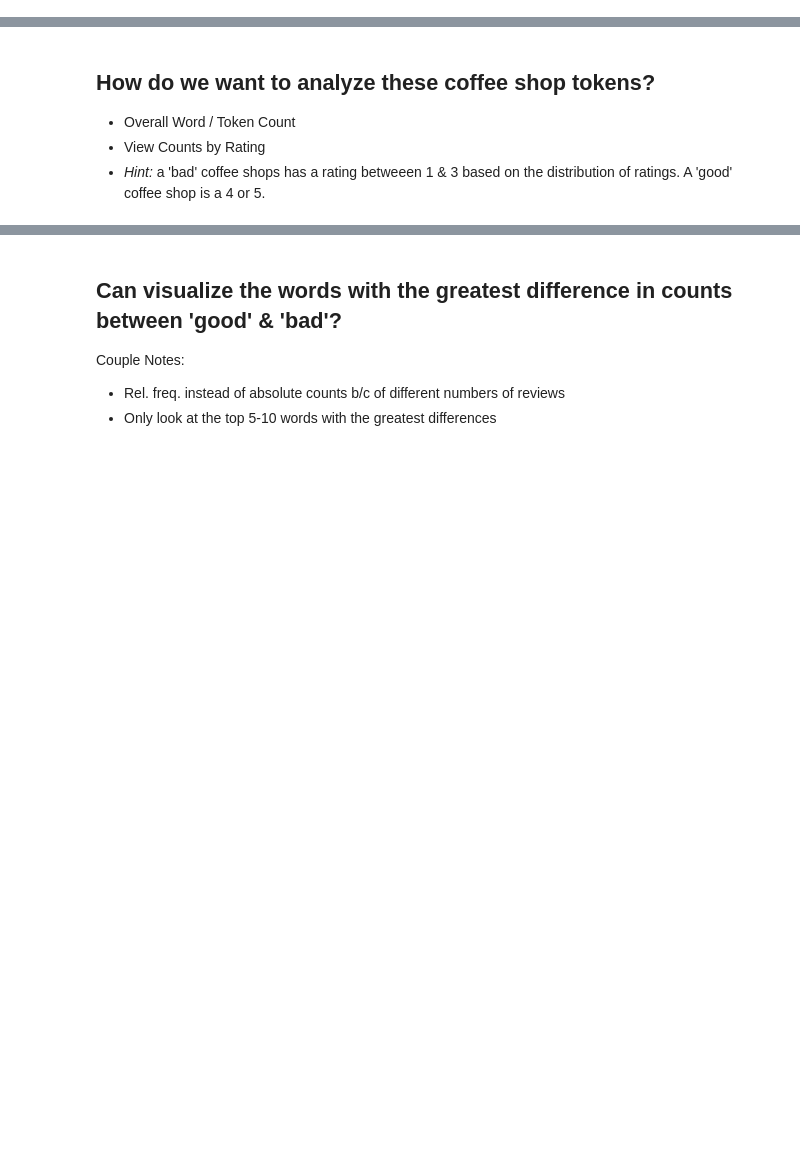
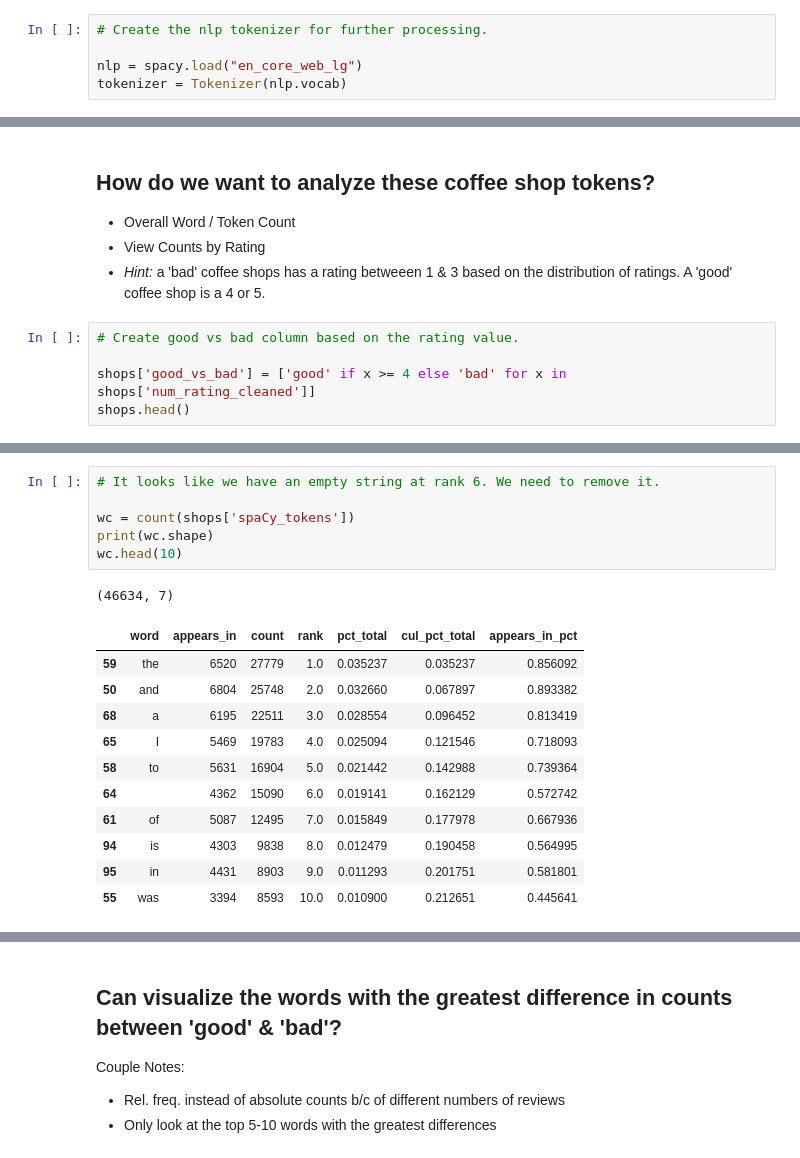
Before and after one commit to deanhadzi/DS-Unit-4-Sprint-1-NLP, a Jupyter notebook: module1-text-data/LS_DS_411_Text_Data_Assignment.ipynb, the cells around one changed output, grey strips where cells are left out. Saved outputs shown, nothing was run; the diff lists cells and outputs as text; blank space fills up the shorter version.

```diff
--- a/module1-text-data/LS_DS_411_Text_Data_Assignment.ipynb
+++ b/module1-text-data/LS_DS_411_Text_Data_Assignment.ipynb
@@ -22,0 +33,5 @@ import numpy as np
+# %%
+# Create the nlp tokenizer for further processing.
+
+nlp = spacy.load("en_core_web_lg")
+tokenizer = Tokenizer(nlp.vocab)
@@ -78,3 +176,8 @@ shops.head(50)
 - Overall Word / Token Count
 - View Counts by Rating
 - *Hint:* a 'bad' coffee shops has a rating betweeen 1 & 3 based on the distribution of ratings. A 'good' coffee shop is a 4 or 5.
+# %%
+# Create good vs bad column based on the rating value.
+
+shops['good_vs_bad'] = ['good' if x >= 4 else 'bad' for x in shops['num_rating_cleaned']]
+shops.head()
@@ -80,0 +208,19 @@ shops.head(50)
+# %%
+# It looks like we have an empty string at rank 6. We need to remove it.
+
+wc = count(shops['spaCy_tokens'])
+print(wc.shape)
+wc.head(10)
+# %% [output]
+(46634, 7)
+|  | word | appears_in | count | rank | pct_total | cul_pct_total | appears_in_pct |
+| 59 | the | 6520 | 27779 | 1.0 | 0.035237 | 0.035237 | 0.856092 |
+| 50 | and | 6804 | 25748 | 2.0 | 0.032660 | 0.067897 | 0.893382 |
+| 68 | a | 6195 | 22511 | 3.0 | 0.028554 | 0.096452 | 0.813419 |
+| 65 | I | 5469 | 19783 | 4.0 | 0.025094 | 0.121546 | 0.718093 |
+| 58 | to | 5631 | 16904 | 5.0 | 0.021442 | 0.142988 | 0.739364 |
+| 64 |  | 4362 | 15090 | 6.0 | 0.019141 | 0.162129 | 0.572742 |
+| 61 | of | 5087 | 12495 | 7.0 | 0.015849 | 0.177978 | 0.667936 |
+| 94 | is | 4303 | 9838 | 8.0 | 0.012479 | 0.190458 | 0.564995 |
+| 95 | in | 4431 | 8903 | 9.0 | 0.011293 | 0.201751 | 0.581801 |
+| 55 | was | 3394 | 8593 | 10.0 | 0.010900 | 0.212651 | 0.445641 |
```
Also changed, not shown: parts of 15 cells of this notebook.
